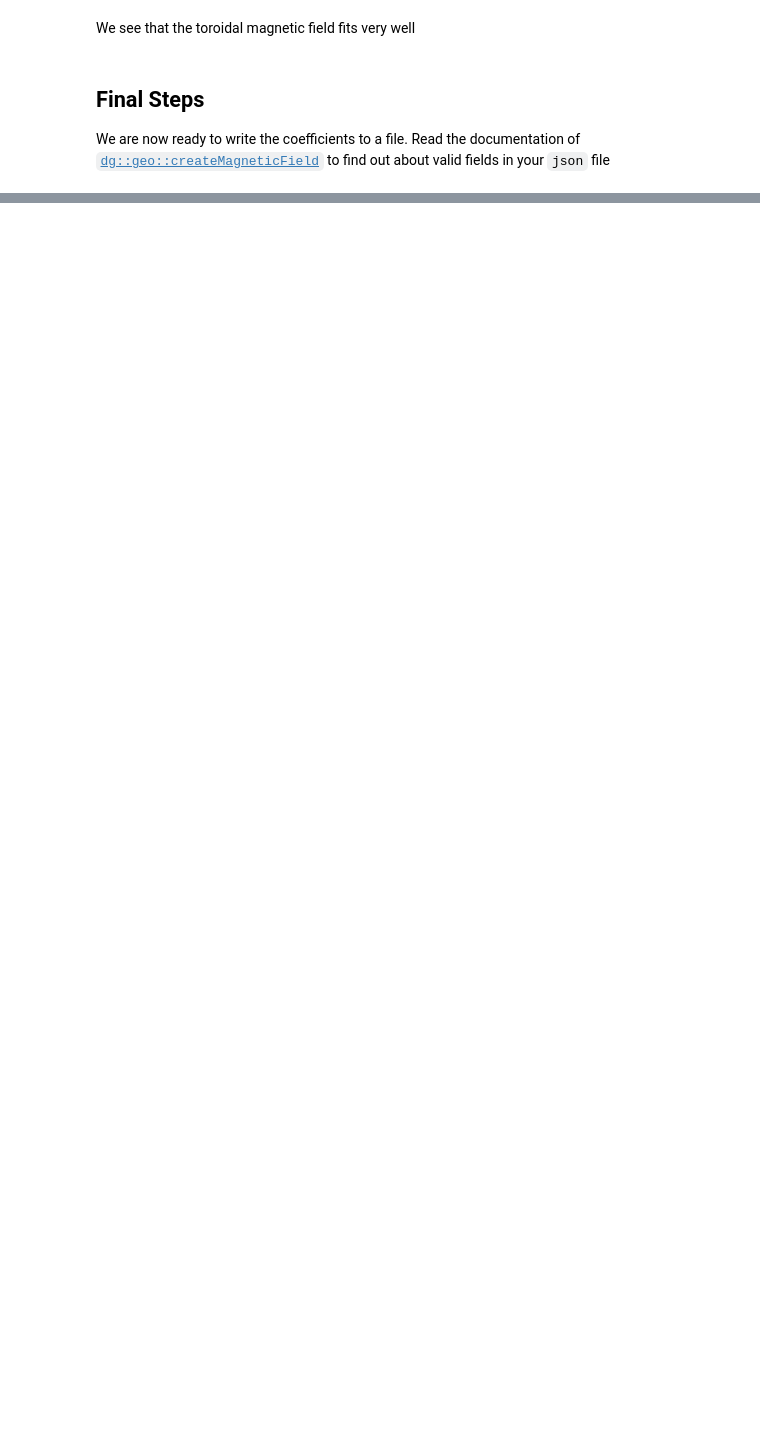
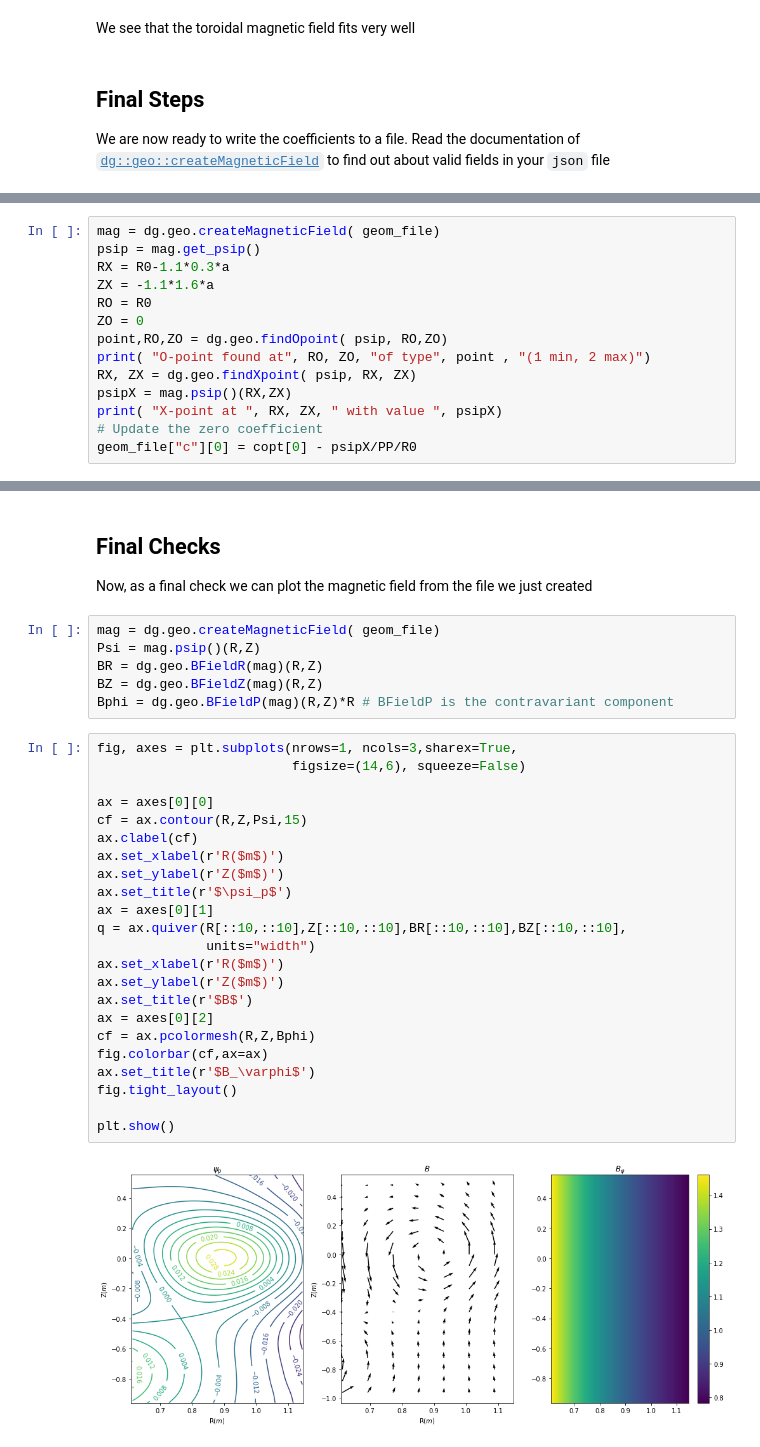
Before and after one commit to feltor-dev/magneticfielddb, a Jupyter notebook: polynomial_fit.ipynb, the cells around one changed output, grey strips where cells are left out. Saved outputs shown, nothing was run; the diff lists cells and outputs as text; blank space fills up the shorter version.

```diff
--- a/polynomial_fit.ipynb
+++ b/polynomial_fit.ipynb
@@ -406,0 +399,14 @@ except subprocess.CalledProcessError as e:
+# %%
+mag = dg.geo.createMagneticField( geom_file)
+psip = mag.get_psip()
+RX = R0-1.1*0.3*a
+ZX = -1.1*1.6*a
+RO = R0
+ZO = 0
+point,RO,ZO = dg.geo.findOpoint( psip, RO,ZO)
+print( "O-point found at", RO, ZO, "of type", point , "(1 min, 2 max)")
+RX, ZX = dg.geo.findXpoint( psip, RX, ZX)
+psipX = mag.psip()(RX,ZX)
+print( "X-point at ", RX, ZX, " with value ", psipX)
+# Update the zero coefficient
+geom_file["c"][0] = copt[0] - psipX/PP/R0
@@ -406,0 +420,34 @@ except subprocess.CalledProcessError as e:
+# %% [markdown]
+## Final Checks
+Now, as a final check we can plot the magnetic field from the file we just created
+# %%
+mag = dg.geo.createMagneticField( geom_file)
+Psi = mag.psip()(R,Z)
+BR = dg.geo.BFieldR(mag)(R,Z)
+BZ = dg.geo.BFieldZ(mag)(R,Z)
+Bphi = dg.geo.BFieldP(mag)(R,Z)*R # BFieldP is the contravariant component
+# %%
+fig, axes = plt.subplots(nrows=1, ncols=3,sharex=True,
+                         figsize=(14,6), squeeze=False)
+
+ax = axes[0][0]
+cf = ax.contour(R,Z,Psi,15)
+ax.clabel(cf)
+ax.set_xlabel(r'R($m$)')
+ax.set_ylabel(r'Z($m$)')
+ax.set_title(r'$\psi_p$')
+ax = axes[0][1]
+q = ax.quiver(R[::10,::10],Z[::10,::10],BR[::10,::10],BZ[::10,::10],
+              units="width")
+ax.set_xlabel(r'R($m$)')
+ax.set_ylabel(r'Z($m$)')
+ax.set_title(r'$B$')
+ax = axes[0][2]
+cf = ax.pcolormesh(R,Z,Bphi)
+fig.colorbar(cf,ax=ax)
+ax.set_title(r'$B_\varphi$')
+fig.tight_layout()
+
+plt.show()
+# %% [output]
+[figure, added]
```
Also changed, not shown: parts of 21 cells of this notebook, 1 other file.
